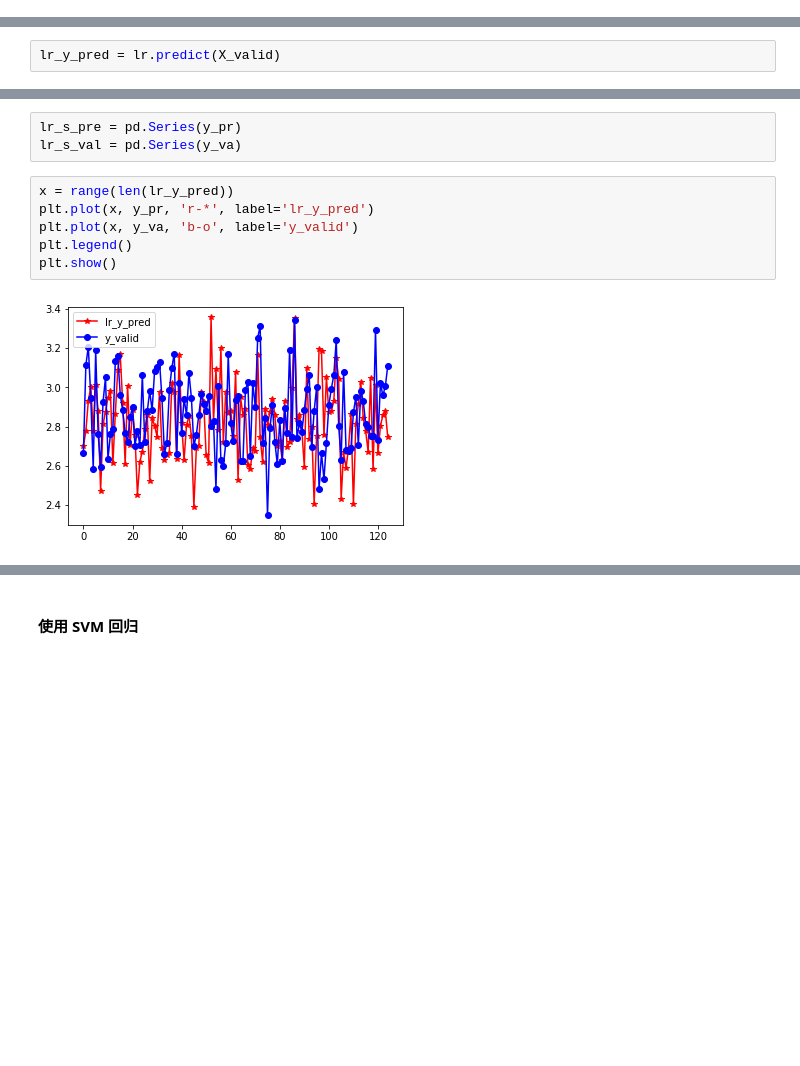
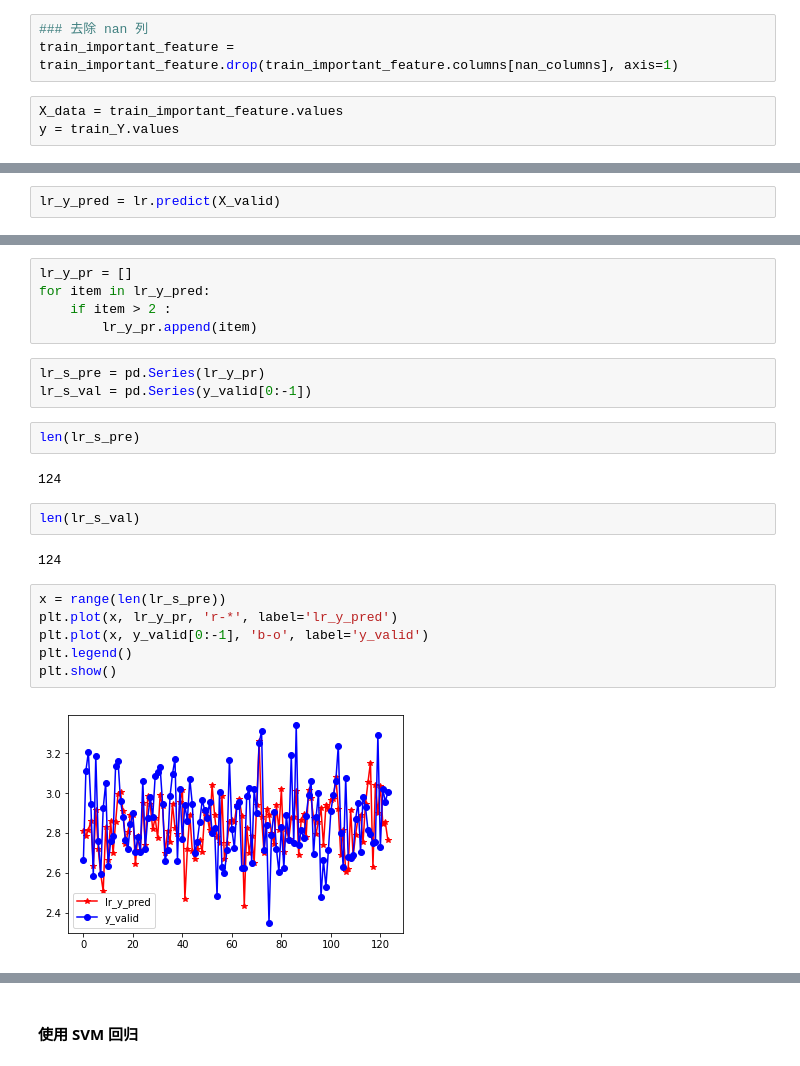
Before and after one commit to koibiki/ai-factory, a Jupyter notebook: Untitled1.ipynb, the cells around one changed output, grey strips where cells are left out. Saved outputs shown, nothing was run; the diff lists cells and outputs as text; blank space fills up the shorter version.

```diff
--- a/Untitled1.ipynb
+++ b/Untitled1.ipynb
@@ -450,3 +480,9 @@ y = train_num_Y_str_lower_4.Y.values
+# %%
+### 去除 nan 列
+train_important_feature = train_important_feature.drop(train_important_feature.columns[nan_columns], axis=1)
+# %%
+X_data = train_important_feature.values
+y = train_Y.values
 # %%
 X_data.shape
 # %% [output]
@@ -572,14 +708,27 @@ mean_squared_error(lr_y_pred, y_valid)
+# %%
+lr_y_pr = []
+for item in lr_y_pred:
+    if item > 2 :
+        lr_y_pr.append(item)
 # %%
-lr_s_pre = pd.Series(y_pr)
-lr_s_val = pd.Series(y_va)
+lr_s_pre = pd.Series(lr_y_pr)
+lr_s_val = pd.Series(y_valid[0:-1])
+# %%
+len(lr_s_pre)
+# %% [output]
+124
+# %%
+len(lr_s_val)
+# %% [output]
+124
 # %%
-x = range(len(lr_y_pred))
-plt.plot(x, y_pr, 'r-*', label='lr_y_pred')
-plt.plot(x, y_va, 'b-o', label='y_valid')
+x = range(len(lr_s_pre))
+plt.plot(x, lr_y_pr, 'r-*', label='lr_y_pred')
+plt.plot(x, y_valid[0:-1], 'b-o', label='y_valid')
 plt.legend()
 plt.show()
 # %% [output]
-[figure, old version]
+[figure, new version]
 # %%
 x = range(len(lr_s_val))
 plt.plot(x, lr_s_pre.sort_values().values, 'r-*', label='lr_y_pred')
```
Also changed, not shown: parts of 69 cells of this notebook.
